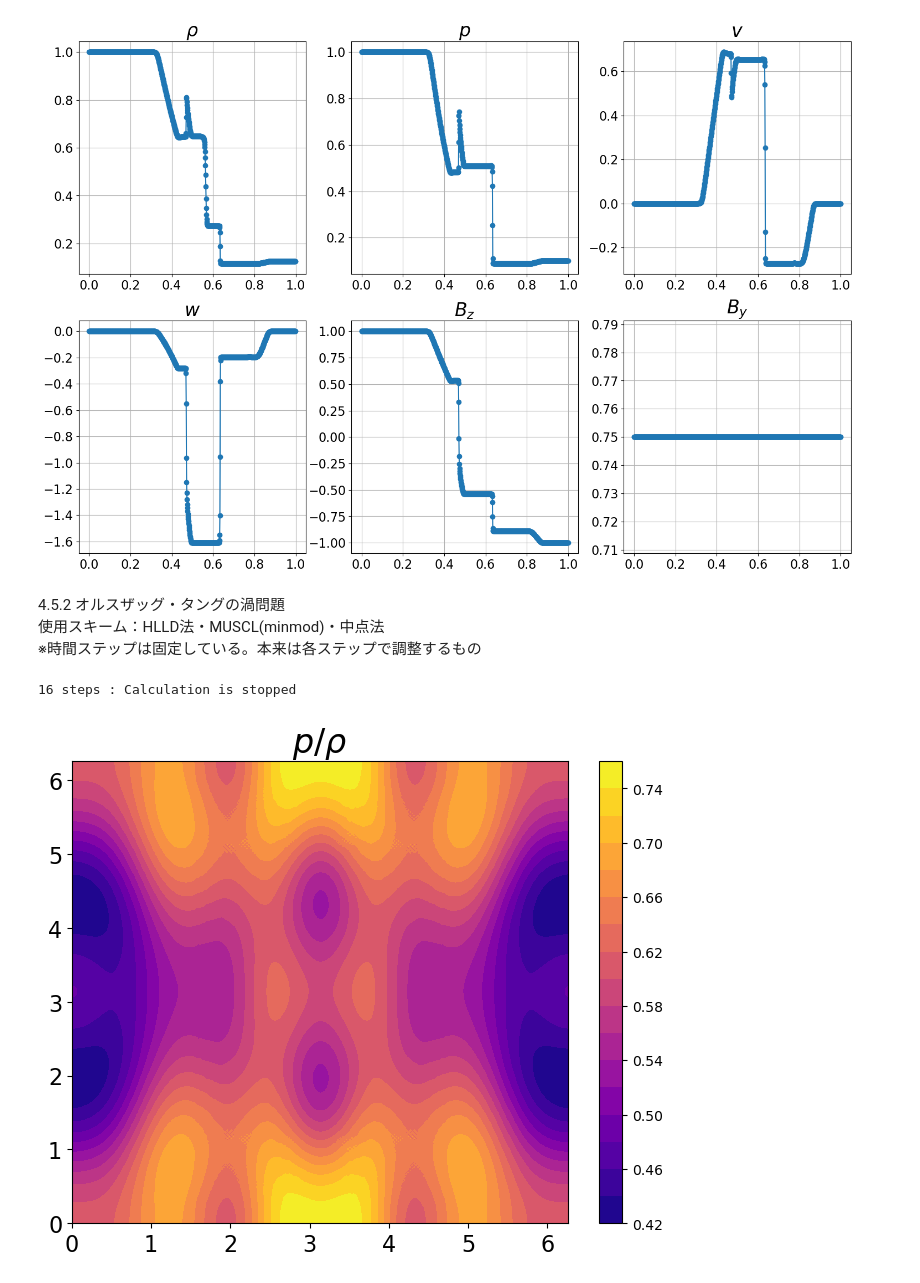
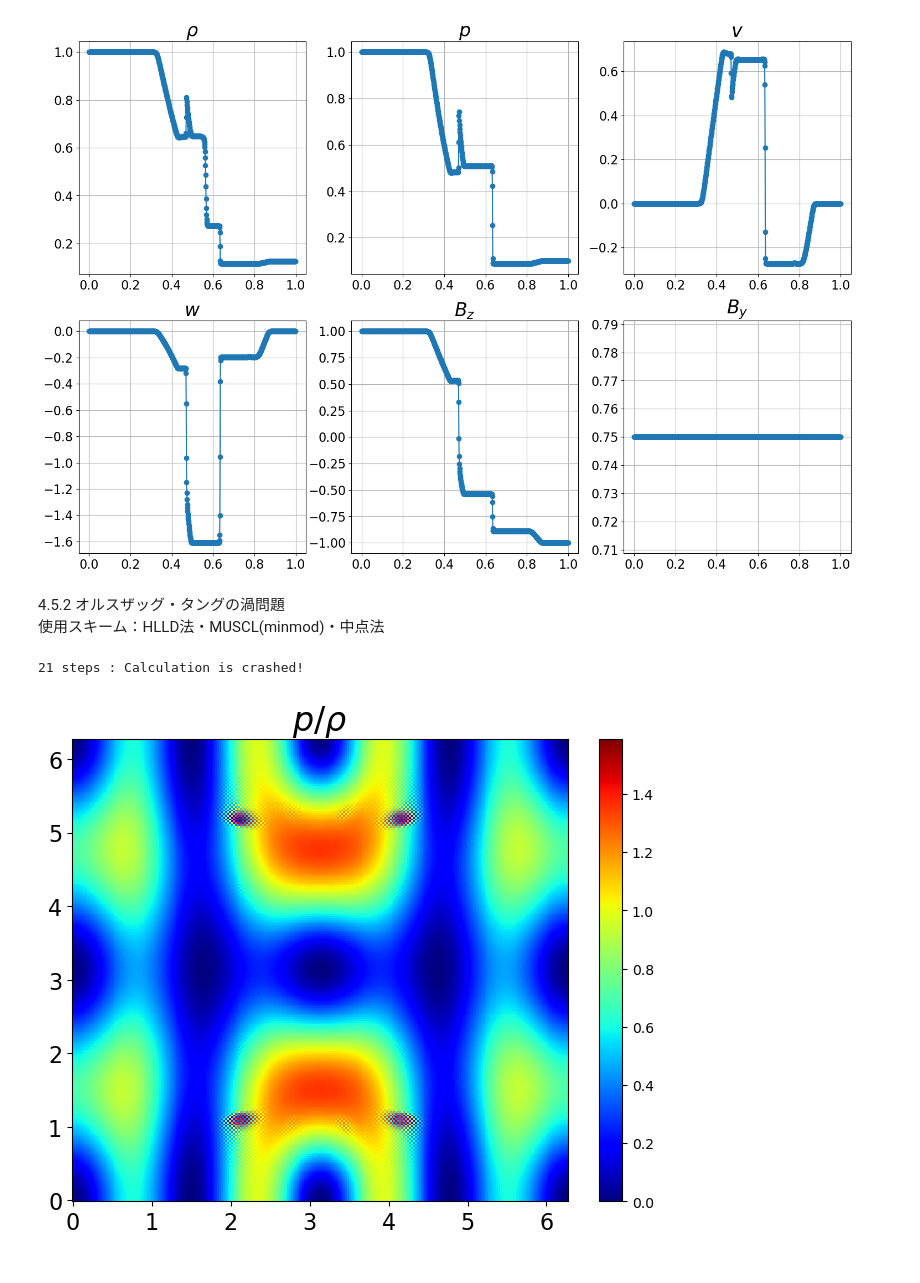
Before and after one commit to Keita-A/RadiativeMHD-simulation, a Jupyter notebook: chap4.ipynb, the cells around one changed output. Saved outputs shown, nothing was run; the diff lists cells and outputs as text; code cells hidden in the pictures.

```diff
--- a/chap4.ipynb
+++ b/chap4.ipynb
@@ -402,5 +404,4 @@ plt.show()
 [figure]
 # %% [markdown]
 4.5.2 オルスザッグ・タングの渦問題 \
-使用スキーム：HLLD法・MUSCL(minmod)・中点法 \
-※時間ステップは固定している。本来は各ステップで調整するもの
+使用スキーム：HLLD法・MUSCL(minmod)・中点法
@@ -551,7 +560,7 @@ v_init = np.sin(X)
 w_init = 0.0
 Bx_init = -np.sin(Y)
 By_init = np.sin(2*X)
-Bz_init = np.zeros(X.shape)
+Bz_init = 0.0
 p_init = gamma
 U[0, :, :] = rho_init
 U[1, :, :] = rho_init * u_init
@@ -561,7 +570,6 @@ U[4, :, :] = Bx_init
 U[5, :, :] = By_init
 U[6, :, :] = Bz_init
 U[7, :, :] = p_init/(gamma-1) + rho_init * (u_init**2 + v_init**2 + w_init**2)/2 + (Bx_init**2 + By_init**2 + Bz_init**2)/2
-U_bar = U.copy()
 
 F = np.zeros(U.shape)
 F_bar = np.zeros(F.shape)
@@ -569,9 +577,10 @@ G = np.zeros(U.shape)
 G_bar = np.zeros(G.shape)
 # %%
 #中点法
-step = 10000
+max_step = 100
 time = 0.0
-for t in range(step+1):
+calculation_time = 1.0
+for t in range(max_step+1):
     U_bar = U.copy()
 
     rho = U[0, :, :]
@@ -584,6 +593,8 @@ for t in range(step+1):
     e = U[7, :, :]
     p = (gamma-1) * (e - rho*(u**2+v**2+w**2)/2 - (Bx**2+By**2+Bz**2)/2)
 
+    #Bx = 1/2 * (Bx + np.roll(Bx, 1, axis=0))
+    #By = 1/2 * (By + np.roll(By, 1, axis=1))
     F = get_flux_HLLD(rho, u, v, w, Bx, By, Bz, e, gamma, F, axis=0)
     # get_flux_HLLDを使いまわす
     G = get_flux_HLLD(rho, v, w, u, By, Bz, Bx, e, gamma, G, axis=1)
@@ -598,11 +609,15 @@ for t in range(step+1):
 
     cs = np.sqrt(gamma*p/rho)
     ca = np.sqrt(Bx**2+By**2+Bz**2) / np.sqrt(rho)
-    dt = CFL * dx / np.max(np.sqrt(cs**2+ca**2))
+    dt = CFL * min(dx, dy) / np.max(np.sqrt(cs**2+ca**2))
+    if np.isnan(dt):
+        print(f"{t} steps : Calculation is crashed!")
+        break
 
     # 軸に注意。Fは3元テンソル(成分と座標) ※rhoとかは2次元テンソル(座標)
     U_bar += -dt/dx * (F - np.roll(F, 1, axis=1))
     U_bar += -dt/dy * (G - np.roll(G, 1, axis=2))
+    #U_bar = divB_clean_CT(Bx_old, By_old, F, dx, dy, dt, U_bar)
     # 周期境界条件
 
     rho = U_bar[0, :, :]
@@ -629,37 +644,36 @@ for t in range(step+1):
 
     U += -dt/dx * (F - np.roll(F, 1, axis=1))
     U += -dt/dy * (G - np.roll(G, 1, axis=2))
+    #U = divB_clean_CT(Bx_old, By_old, F, dx, dy, dt, U)
     time += dt
 
-    if np.isnan(time):
-        print(f"{t} steps : Calculation is crashed!")
-        break
-
-    if time > 0.15:
+    if time > calculation_time:
         print(f"{t} steps : Calculation is stopped")
         break
 # %% [output]
-16 steps : Calculation is stopped
+21 steps : Calculation is crashed!
 # %%
 fig = plt.figure(figsize=(8, 6))
 ax1 = fig.add_subplot(111)
 
 rho = U[0, :, :]
 u = U[1, :, :] / rho
 v = U[2, :, :] / rho
 w = U[3, :, :] / rho
 Bx = U[4, :, :]
 By = U[5, :, :]
 Bz = U[6, :, :]
 e = U[7, :, :]
 p = (gamma-1) * (e - rho*(u**2+v**2+w**2)/2 - (Bx**2+By**2+Bz**2)/2)
+magnetic_pressure = 1/2 * (Bx**2+By**2+Bz**2)
+pT = p + magnetic_pressure
 
-contour = ax1.contourf(X, Y, (p/rho), levels=20, cmap='plasma')
+contour = ax1.pcolormesh(X, Y, magnetic_pressure, cmap='jet')
 cbar = plt.colorbar(contour, ax=ax1)
 
 ax1.set_title(r"$p/\rho$", fontsize=24)
 ax1.tick_params(labelsize=16)
 
 plt.show()
 # %% [output]
-[figure, old version]
+[figure, new version]
```
Also changed, not shown: parts of 4 cells of this notebook.
